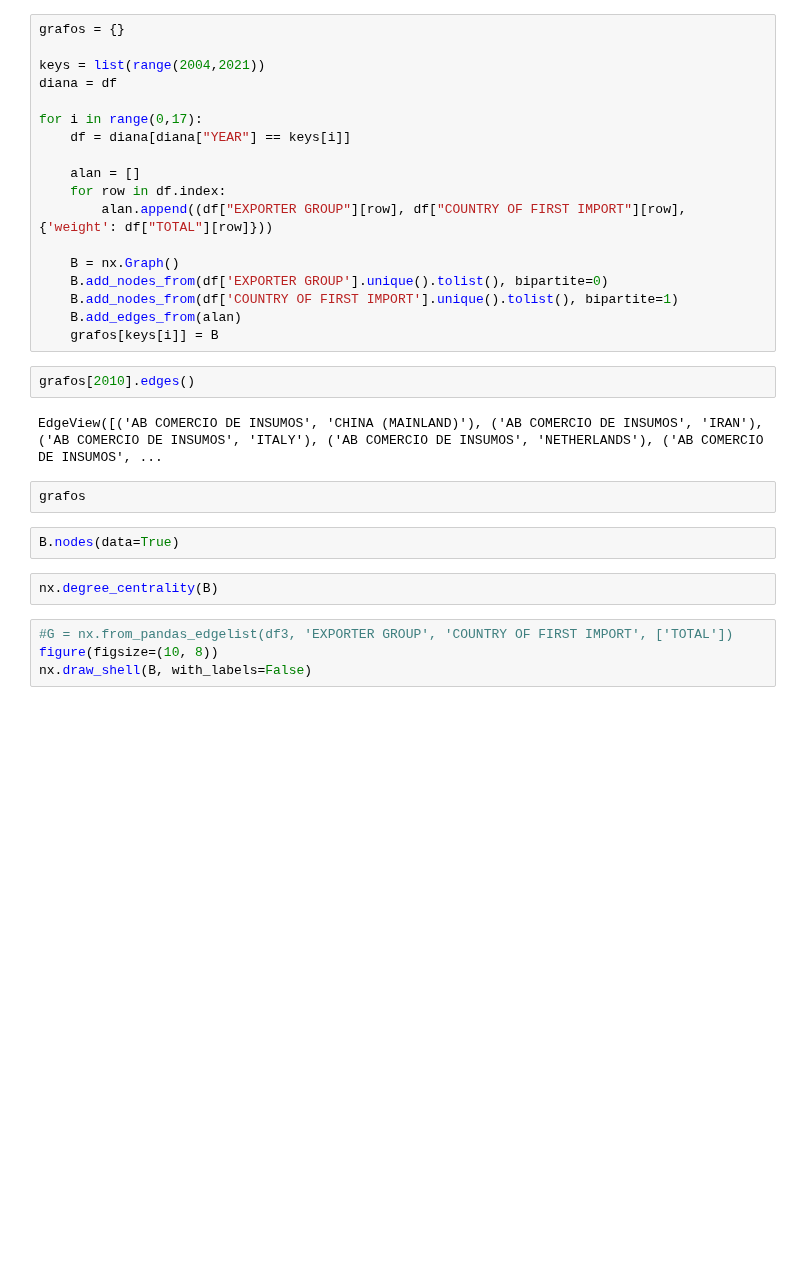
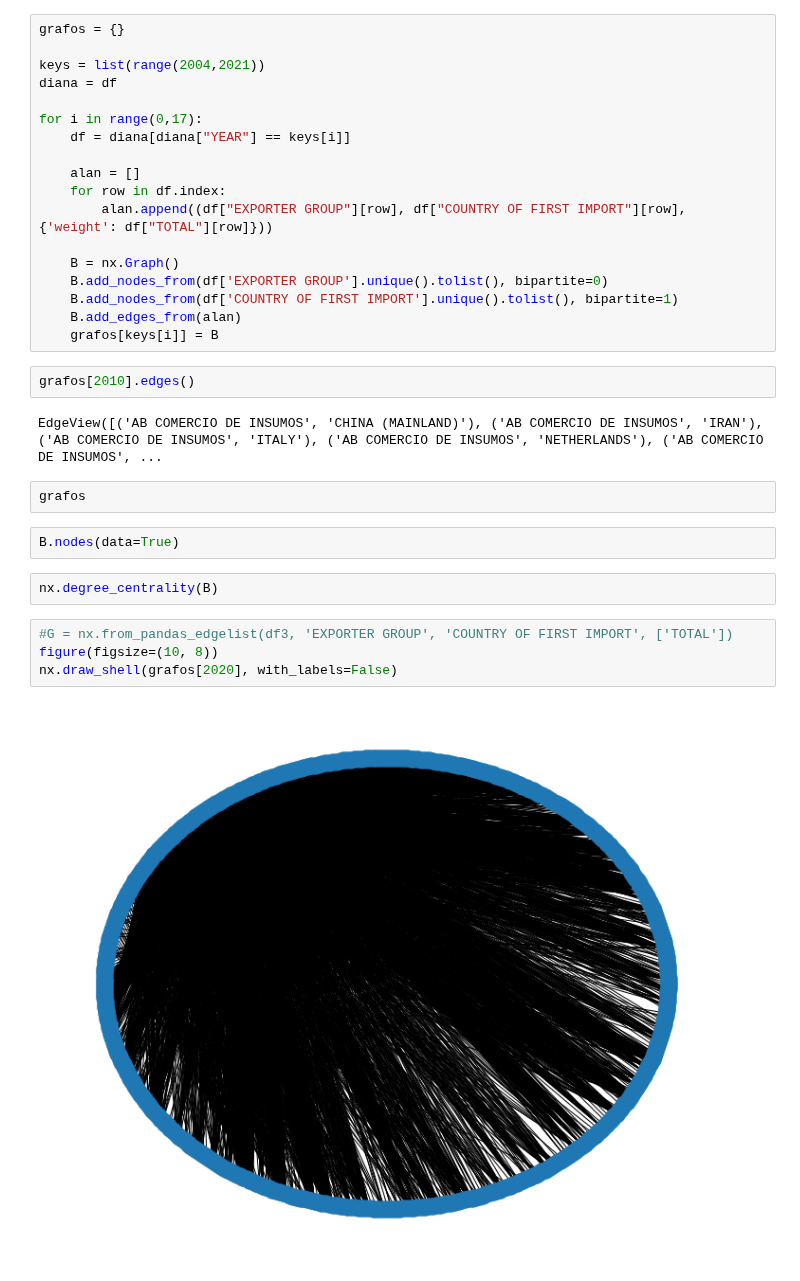
Before and after one commit to TabernaA/WWCS_2023_markets, a Jupyter notebook: brazilSoy_bipartite.ipynb, the cells around one changed output. Drawn from its saved outputs; the diff is of its cells as text; blank space fills up the shorter version.

Commit message:
dict of graphs Brazil soy bean

```diff
--- a/brazilSoy_bipartite.ipynb
+++ b/brazilSoy_bipartite.ipynb
@@ -42,4 +42,6 @@ nx.degree_centrality(B)
 # %%
 #G = nx.from_pandas_edgelist(df3, 'EXPORTER GROUP', 'COUNTRY OF FIRST IMPORT', ['TOTAL'])
 figure(figsize=(10, 8))
-nx.draw_shell(B, with_labels=False)
+nx.draw_shell(grafos[2020], with_labels=False)
+# %% [output]
+[figure, added]
```
